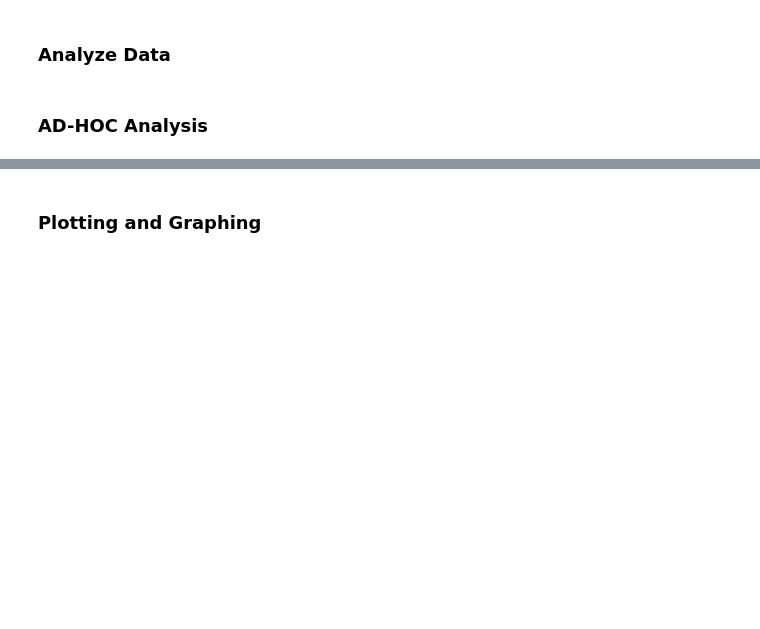
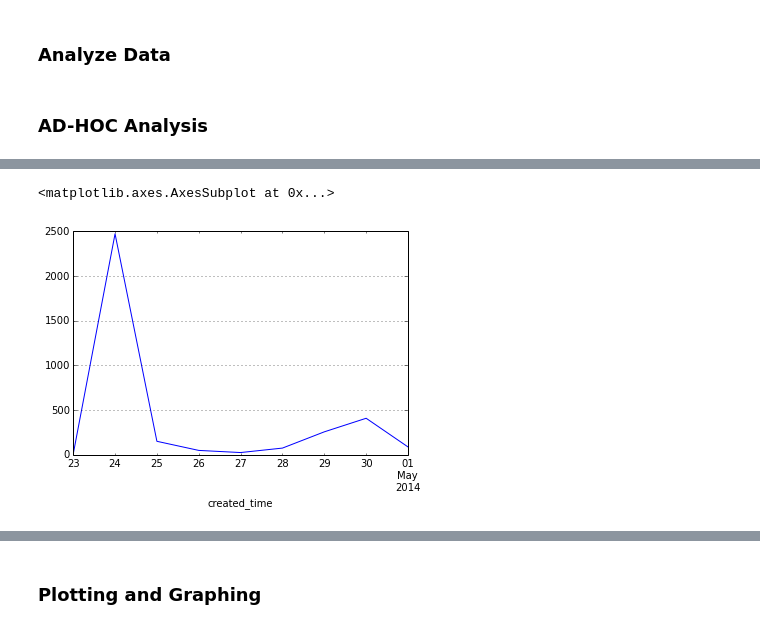
Before and after one commit to geramirez/ipython_notebooks, a Jupyter notebook: twitter_api_explore_v1.ipynb, the cells around one changed output, grey strips where cells are left out. Cells and saved outputs as stored; diff of their text form; code cells hidden in the pictures; blank space fills up the shorter version.

```diff
--- a/twitter_api_explore_v1.ipynb
+++ b/twitter_api_explore_v1.ipynb
@@ -146,5 +234,9 @@ besttime=besttime.sort_index()
 # %%
 #get time split stats ex. daystats
+daystats.number_of_tweets.plot()
+# %% [output]
+<matplotlib.axes.AxesSubplot at 0x...>
+[figure, added]
 # %%
 #plot day stats
 plot1 = daystats.Network_Density.plot()
```
Also changed, not shown: parts of 32 cells of this notebook.
